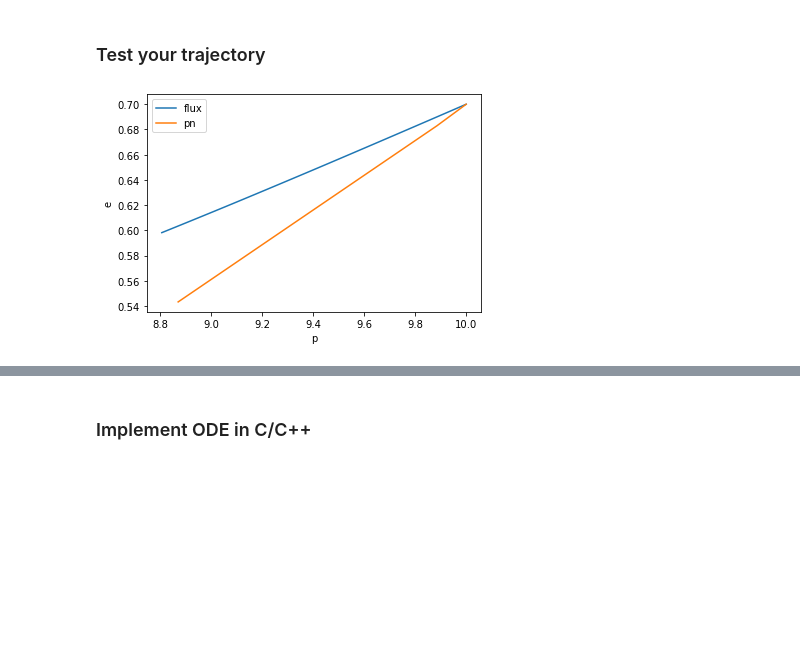
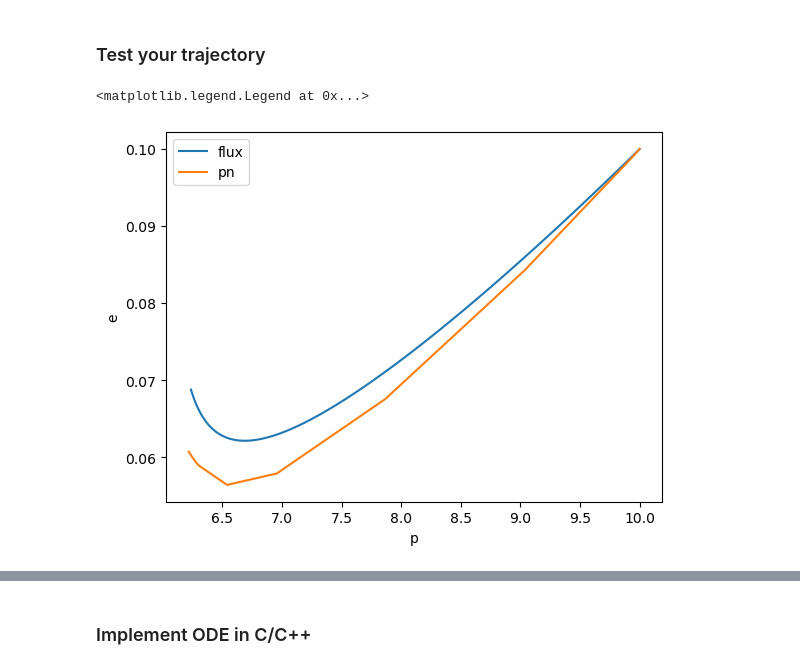
Before and after one commit to lorenzsp/GRAPPA_EMRI_tutorial, a Jupyter notebook: Grappa_tutorial.ipynb, the cells around one changed output, grey strips where cells are left out. Cells and saved outputs as stored; diff of their text form; code cells hidden in the pictures; blank space fills up the shorter version.

Commit message:
update trajectory and text

```diff
--- a/Grappa_tutorial.ipynb
+++ b/Grappa_tutorial.ipynb
@@ -383,12 +378,12 @@ traj = EMRIInspiral(func="SchwarzEccFlux")
 # set initial parameters
 M = 1e5
 mu = 1e1
-p0 = 10.0
+p0 = 15.0
 e0 = 0.7
 
 # run trajectory
 # must include for generic inputs, will fix a = 0 and x = 1.0
-t, p, e, x, Phi_phi, Phi_theta, Phi_r = traj(M, mu, 0.0, p0, e0, 1.0)
+t, p, e, xI, Phi_phi, Phi_theta, Phi_r = traj(M, mu, 0.0, p0, e0, 1.0)
 # %%
 fig, axes = plt.subplots(2, 3)
 plt.subplots_adjust(wspace=0.3)
@@ -1203,8 +848,9 @@ def Sqrt(x):
 # this is class object just to hold epsilon as it steps
 # this class is instantiated and then run like the derivative function in the integrator (ex. dydt)
 class PN:
-    def __init__(self, epsilon):
+    def __init__(self, epsilon, *args):
         self.epsilon = epsilon
+        self.par = args[0]
 
     def __call__(self, t, y):
 
@@ -1214,9 +860,10 @@ class PN:
         # extract the four evolving parameters
         p, e, Phi_phi, Phi_r = y
 
+
         # guard against bad integration steps
-        if e >= 1.0 or e < 1e-2 or p < 6.0 or (p - 6 - 2* e) < 0.1:
-            return [0.0, 0.0]
+        if e >= 1.0 or e < 1e-6 or p < 6.0 or (p - 6 - 2* e) < 0.1:
+            return [0.0, 0.0, 0.0, 0.0]
 
 
         # perform elliptic calculations
@@ -1231,22 +878,19 @@ class PN:
             (EllipK*Power(-4 + p,2))))
 
         # Post-Newtonian calculations
-        yPN = pow(Omega_phi,2./3.)
+        yPN = Power(Omega_phi,2./3.)
 
         EdotPN = (96 + 292*Power(e,2) + 37*Power(e,4))/(15.*Power(1 - Power(e,2),3.5)) * pow(yPN, 5)
         LdotPN = (4*(8 + 7*Power(e,2)))/(5.*Power(-1 + Power(e,2),2)) * pow(yPN, 7./2.)
 
         # flux
-        Edot = -epsilon*(EdotPN)
-        Ldot = -epsilon*(LdotPN)
+        Edot = -epsilon*(EdotPN)*(1. + self.par)
+        Ldot = -epsilon*(LdotPN)*(1. - self.par)
+
 
         # time derivatives
         pdot = (-2*(Edot*Sqrt((4*Power(e,2) - Power(-2 + p,2))/(3 + Power(e,2) - p))*(3 + Power(e,2) - p)*Power(p,1.5) + Ldot*Power(-4 + p,2)*Sqrt(-3 - Power(e,2) + p)))/(4*Power(e,2) - Power(-6 + p,2))
-
-        edot = -((Edot*Sqrt((4*Power(e,2) - Power(-2 + p,2))/(3 + Power(e,2) - p))*Power(p,1.5)*
-        (18 + 2*Power(e,4) - 3*Power(e,2)*(-4 + p) - 9*p + Power(p,2)) +
-        (-1 + Power(e,2))*Ldot*Sqrt(-3 - Power(e,2) + p)*(12 + 4*Power(e,2) - 8*p + Power(p,2)))/
-        (e*(4*Power(e,2) - Power(-6 + p,2))*p))
+        edot = -((Edot*Sqrt((4*Power(e,2) - Power(-2 + p,2))/(3 + Power(e,2) - p))*Power(p,1.5)*(18 + 2*Power(e,4) - 3*Power(e,2)*(-4 + p) - 9*p + Power(p,2)) +(-1 + Power(e,2))*Ldot*Sqrt(-3 - Power(e,2) + p)*(12 + 4*Power(e,2) - 8*p + Power(p,2)))/(e*(4*Power(e,2) - Power(-6 + p,2))*p))
 
         Phi_phi_dot = Omega_phi;
 
@@ -1266,7 +910,7 @@ class PnTrajectory(TrajectoryBase):
         pass
 
     # required by the trajectory base class
-    def get_inspiral(self, M, mu, a, p0, e0, x0, T=1.0, **kwargs):
+    def get_inspiral(self, M, mu, a, p0, e0, x0, *args, T=1.0, **kwargs):
 
         # set up quantities and integrator
         y0 = [p0, e0, 0.0, 0.0]
@@ -1276,7 +920,7 @@ class PnTrajectory(TrajectoryBase):
         Msec = M * MTSUN_SI
 
         epsilon = mu/M
-        integrator = DOP853(PN(epsilon), 0.0, y0, T)
+        integrator = DOP853(PN(epsilon, *args), 0.0, y0, T, atol=1e-10)
 
         t_out, p_out, e_out = [], [], []
         Phi_phi_out, Phi_r_out = [], []
@@ -1289,7 +933,9 @@ class PnTrajectory(TrajectoryBase):
         # run the integrator down to T or separatrix
         run = True
         while integrator.t < T and run:
+
             integrator.step()
+
             p, e, Phi_phi, Phi_r = integrator.y
             t_out.append(integrator.t * Msec)
             p_out.append(p)
@@ -1317,29 +963,29 @@ class PnTrajectory(TrajectoryBase):
 # %%
 M = 1e6
 mu = 1e1
 p0 = 10.0
-e0 = 0.7
-T = 1.0
-
+e0 = 0.1
+T = 2.0
+beta = 0.0
 traj = PnTrajectory()
 
-test = traj(M, mu, 0.0, p0, e0, 1.0, T=T, dt=10.0)
+test = traj(M, mu, 0.0, p0, e0, 1.0, beta, T=T, dt=10.0)
 
 traj2 = EMRIInspiral(func="SchwarzEccFlux")
 
 flux = traj2(M, mu, 0.0, p0, e0, 1.0, T=T, dt=10.0)
 
 p = test[1]
 e = test[2]
 
 import matplotlib.pyplot as plt
 plt.plot(flux[1], flux[2], label='flux')
 plt.plot(p, e, label='pn')
 plt.ylabel('e')
 plt.xlabel('p')
 
 plt.legend()
-plt.savefig('trajectory_pn_vs_flux.pdf', dpi=200)
 # %% [output]
+<matplotlib.legend.Legend at 0x...>
-[figure, old version]
+[figure, new version]
 # %%
```
Also changed, not shown: parts of 90 cells of this notebook, 1 other file.
